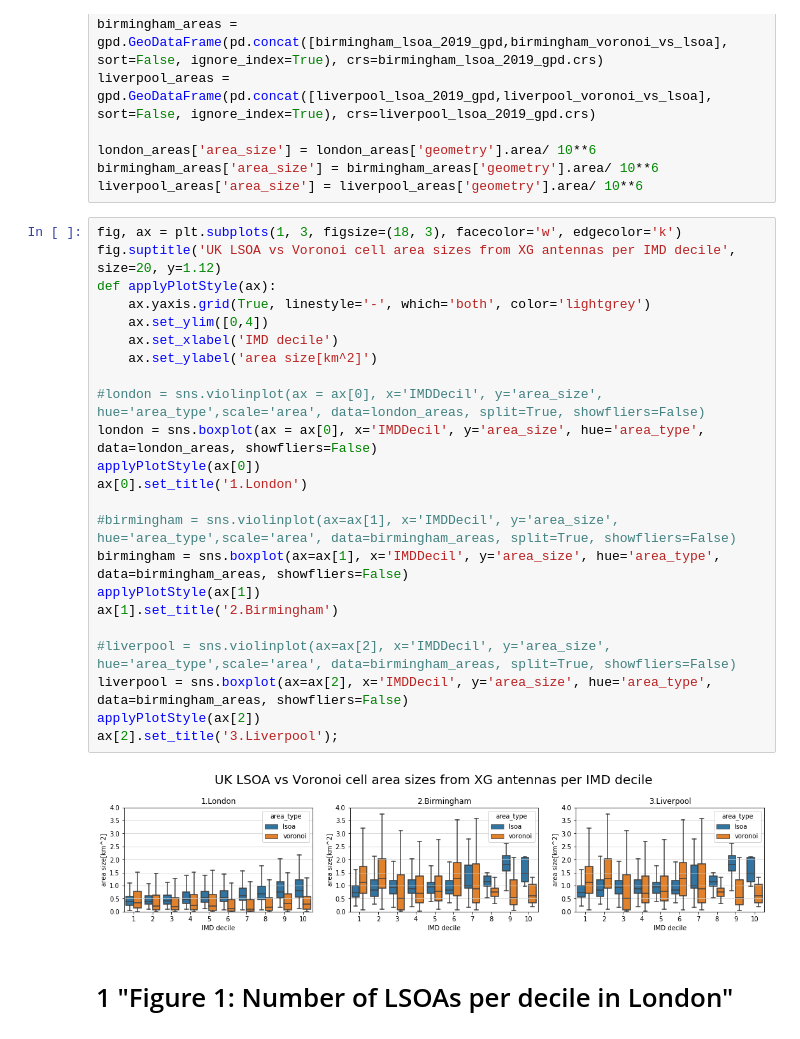
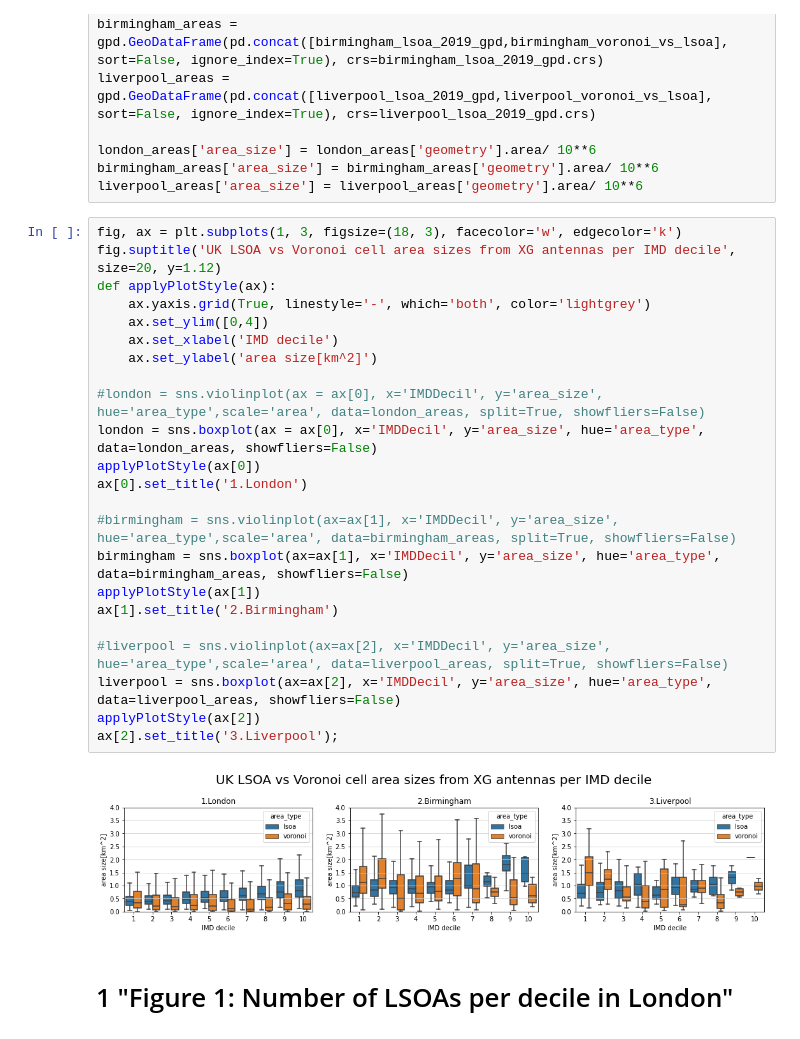
Before and after one commit to 5uperpalo/Telefonica, a Jupyter notebook: IMC2020/UK_Diagrams_IMC2020.ipynb, the cells around one changed output. Cells and saved outputs as stored; diff of their text form.

```diff
--- a/IMC2020/UK_Diagrams_IMC2020.ipynb
+++ b/IMC2020/UK_Diagrams_IMC2020.ipynb
@@ -80,28 +80,28 @@ liverpool_areas['area_size'] = liverpool_areas['geometry'].area/ 10**6
 # %%
 fig, ax = plt.subplots(1, 3, figsize=(18, 3), facecolor='w', edgecolor='k')
 fig.suptitle('UK LSOA vs Voronoi cell area sizes from XG antennas per IMD decile', size=20, y=1.12)
 def applyPlotStyle(ax):
     ax.yaxis.grid(True, linestyle='-', which='both', color='lightgrey')
     ax.set_ylim([0,4])
     ax.set_xlabel('IMD decile')
     ax.set_ylabel('area size[km^2]')
 
 #london = sns.violinplot(ax = ax[0], x='IMDDecil', y='area_size', hue='area_type',scale='area', data=london_areas, split=True, showfliers=False)
 london = sns.boxplot(ax = ax[0], x='IMDDecil', y='area_size', hue='area_type', data=london_areas, showfliers=False)
 applyPlotStyle(ax[0])
 ax[0].set_title('1.London')
 
 #birmingham = sns.violinplot(ax=ax[1], x='IMDDecil', y='area_size', hue='area_type',scale='area', data=birmingham_areas, split=True, showfliers=False)
 birmingham = sns.boxplot(ax=ax[1], x='IMDDecil', y='area_size', hue='area_type', data=birmingham_areas, showfliers=False)
 applyPlotStyle(ax[1])
 ax[1].set_title('2.Birmingham')
 
-#liverpool = sns.violinplot(ax=ax[2], x='IMDDecil', y='area_size', hue='area_type',scale='area', data=birmingham_areas, split=True, showfliers=False)
-liverpool = sns.boxplot(ax=ax[2], x='IMDDecil', y='area_size', hue='area_type', data=birmingham_areas, showfliers=False)
+#liverpool = sns.violinplot(ax=ax[2], x='IMDDecil', y='area_size', hue='area_type',scale='area', data=liverpool_areas, split=True, showfliers=False)
+liverpool = sns.boxplot(ax=ax[2], x='IMDDecil', y='area_size', hue='area_type', data=liverpool_areas, showfliers=False)
 applyPlotStyle(ax[2])
 ax[2].set_title('3.Liverpool');
 # %% [output]
-[figure, old version]
+[figure, new version]
 # %% [markdown]
 # 1 "Figure 1: Number of LSOAs per decile in London"
 # %%
```
Also changed, not shown: parts of 1 cell of this notebook, 4 other files.
